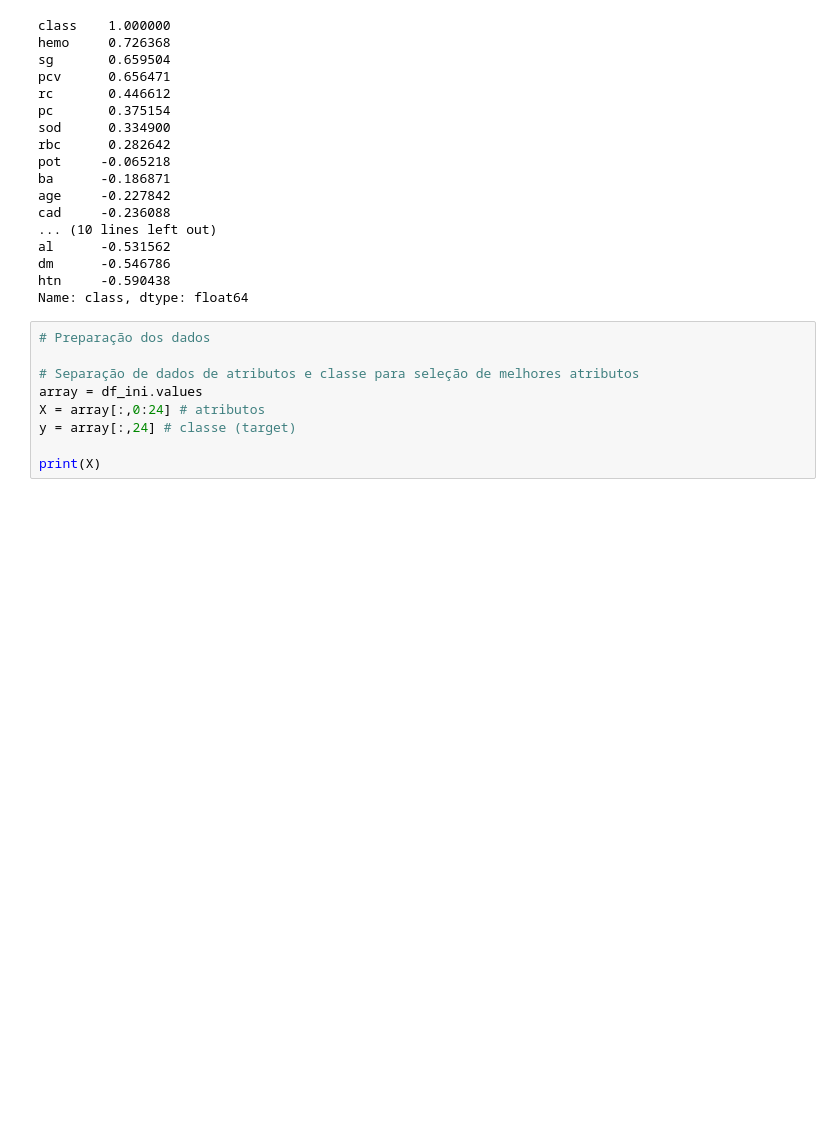
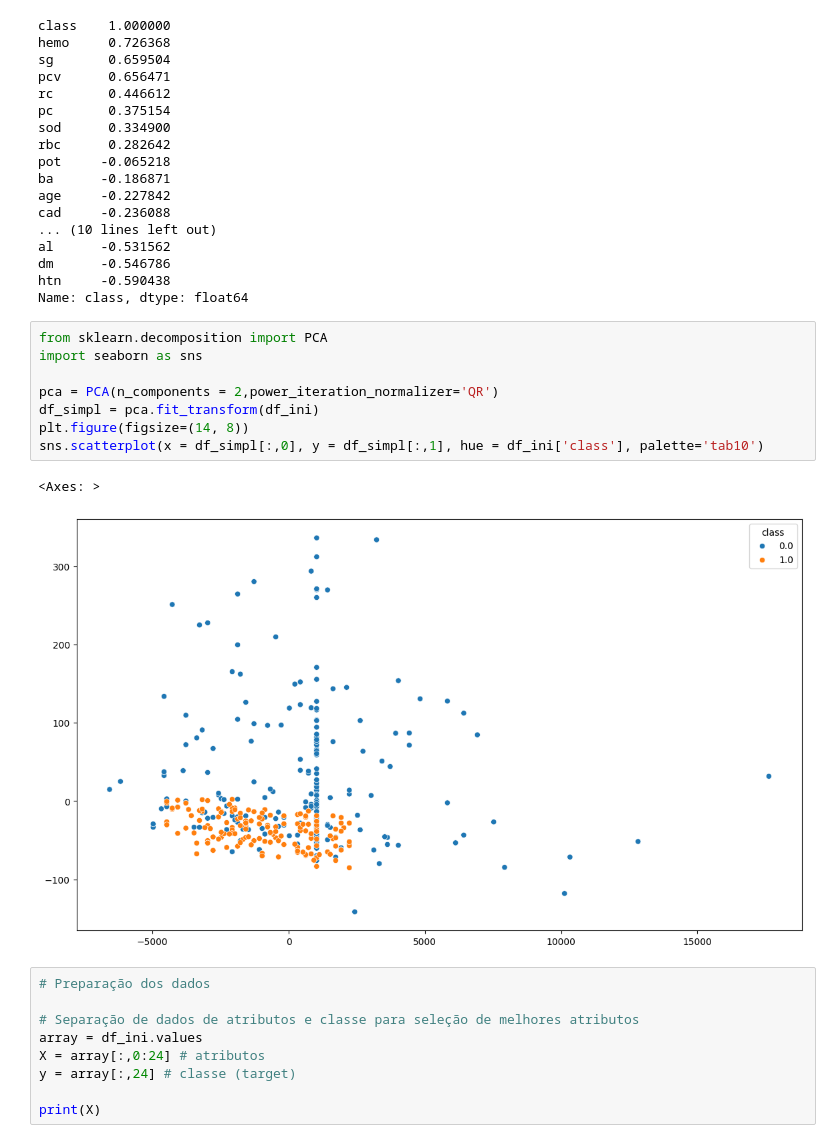
Before and after one commit to ebapp-dev/puc_ia, a Jupyter notebook: mvp/ML_Analytcs/analise_Insuficiencia _renal.ipynb, the cells around one changed output. Cells and saved outputs as stored; diff of their text form; blank space fills up the shorter version.

```diff
--- a/mvp/ML_Analytcs/analise_Insuficiencia _renal.ipynb
+++ b/mvp/ML_Analytcs/analise_Insuficiencia _renal.ipynb
@@ -368,6 +374,17 @@ al      -0.531562
 dm      -0.546786
 htn     -0.590438
 Name: class, dtype: float64
+# %%
+from sklearn.decomposition import PCA
+import seaborn as sns
+
+pca = PCA(n_components = 2,power_iteration_normalizer='QR')
+df_simpl = pca.fit_transform(df_ini)
+plt.figure(figsize=(14, 8))
+sns.scatterplot(x = df_simpl[:,0], y = df_simpl[:,1], hue = df_ini['class'], palette='tab10')
+# %% [output]
+<Axes: >
+[figure, added]
 # %%
 # Preparação dos dados
 
```
Also changed, not shown: parts of 7 cells of this notebook.
